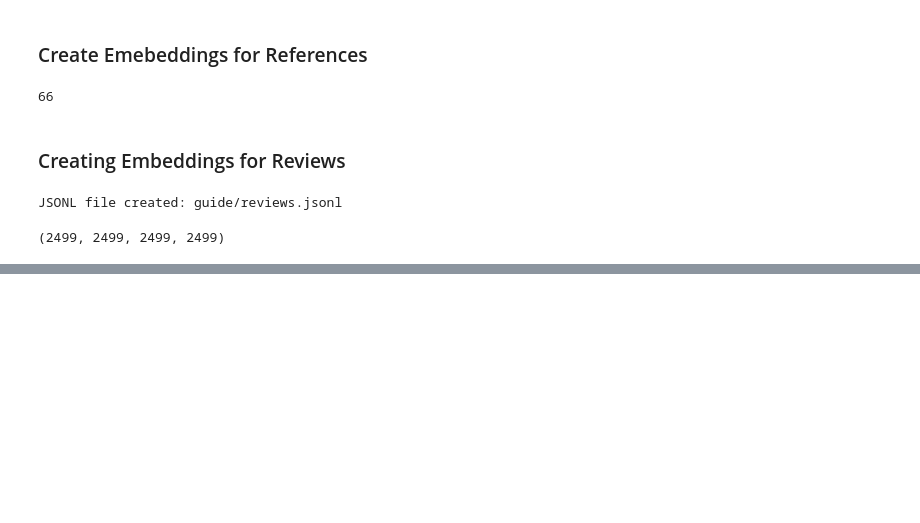
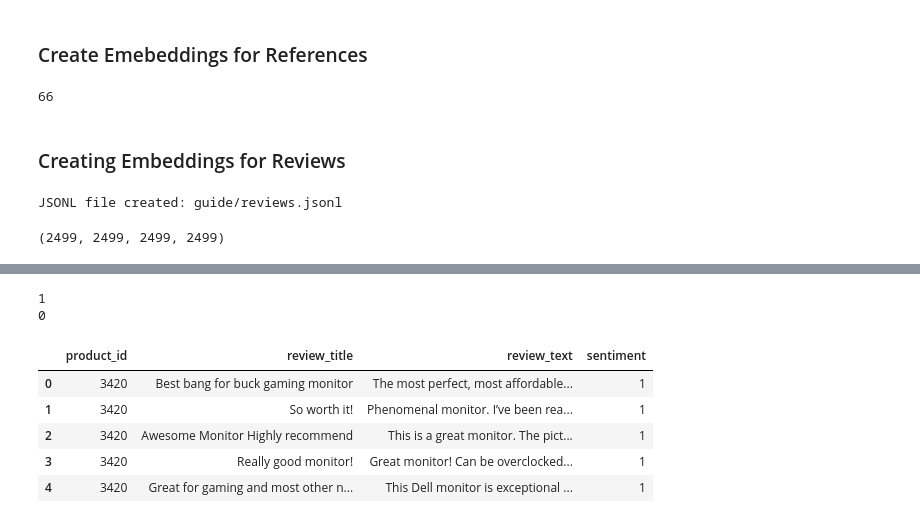
Before and after one commit to dipan99/prodlens, a Jupyter notebook: test.ipynb, the cells around one changed output, grey strips where cells are left out. Saved outputs shown, nothing was run; the diff lists cells and outputs as text; code cells hidden in the pictures; blank space fills up the shorter version.

```diff
--- a/test.ipynb
+++ b/test.ipynb
@@ -473,0 +567,17 @@ len(collection.get()["ids"])
+# %%
+import torch
+
+def predict_stars(text: str) -> int:
+    inputs = tokenizer(text, return_tensors="pt", truncation=True, padding=True)
+    with torch.no_grad():
+        outputs = model(**inputs)
+        logits = outputs.logits
+        predicted_class_id = torch.argmax(logits, dim=-1).item()
+    # classes are 0..4 → 1..5 stars
+    return 1 if predicted_class_id > 3 else 0
+
+print(predict_stars("This monitor is amazing for gaming!"))      # e.g., 5
+print(predict_stars("Terrible ghosting and bad colors."))
+# %% [output]
+1
+0
@@ -473,0 +593,9 @@ len(collection.get()["ids"])
+# %%
+df.head()
+# %% [output]
+|  | product_id | review_title | review_text | sentiment |
+| 0 | 3420 | Best bang for buck gaming monitor | The most perfect, most affordable... | 1 |
+| 1 | 3420 | So worth it! | Phenomenal monitor. I’ve been rea... | 1 |
+| 2 | 3420 | Awesome Monitor Highly recommend | This is a great monitor. The pict... | 1 |
+| 3 | 3420 | Really good monitor! | Great monitor! Can be overclocked... | 1 |
+| 4 | 3420 | Great for gaming and most other n... | This Dell monitor is exceptional ... | 1 |
```
Also changed, not shown: parts of 11 cells of this notebook.
